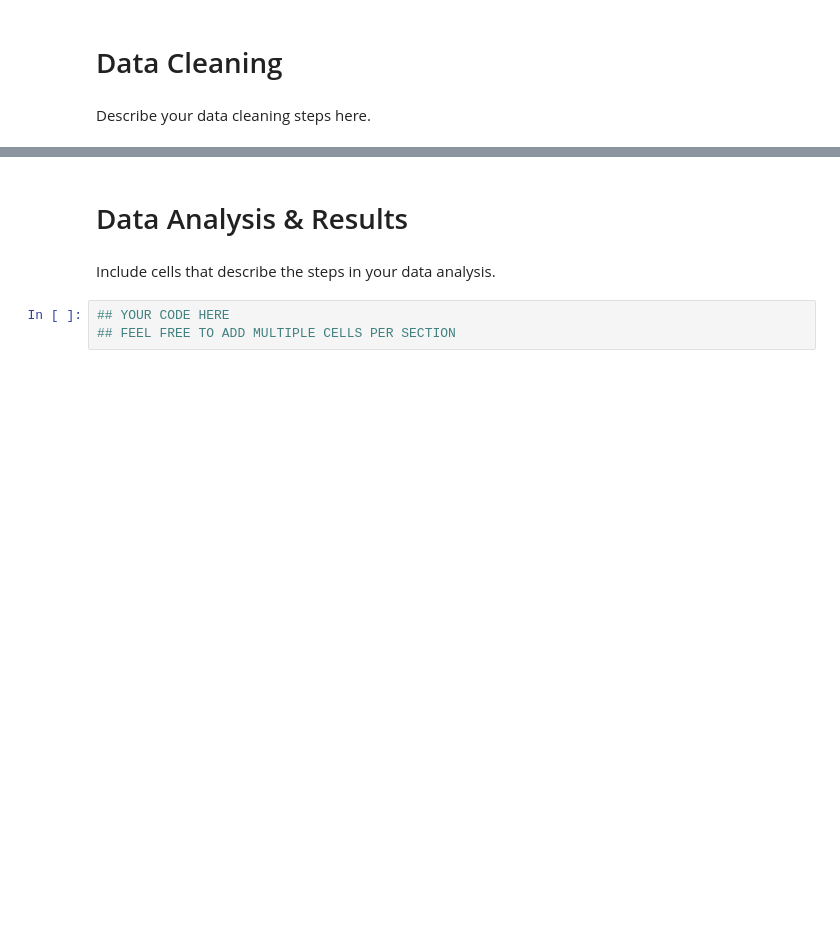
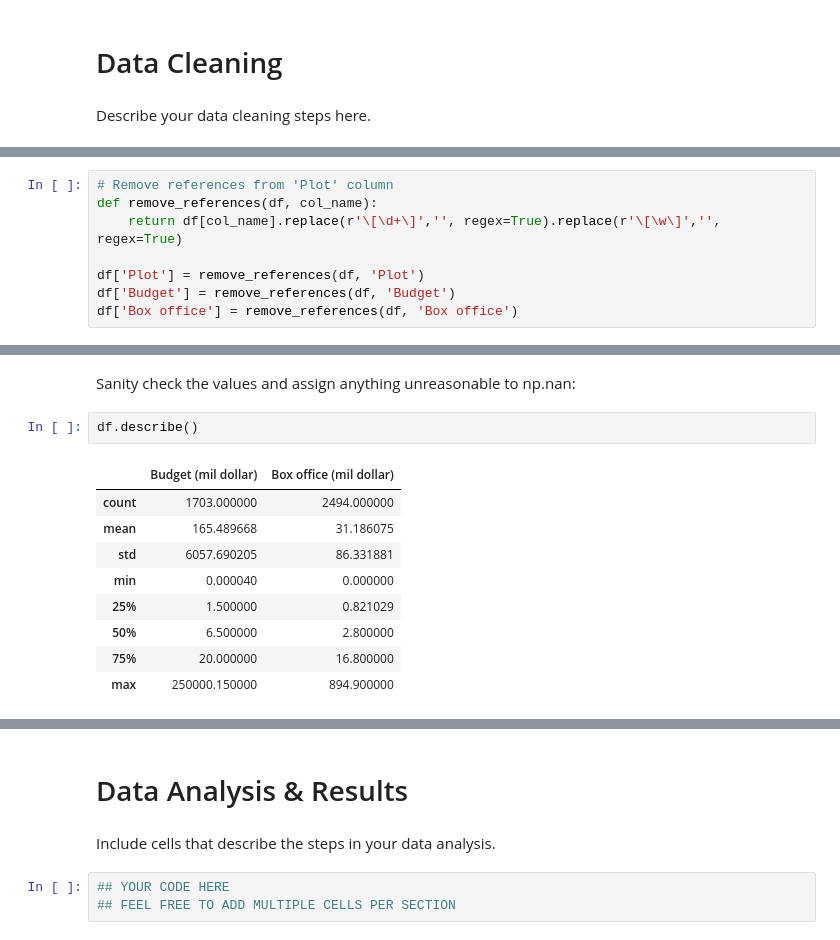
Before and after one commit to jjoycehu/pred-box-office, a Jupyter notebook: FinalProjectGroup_078-Fa22.ipynb, the cells around one changed output, grey strips where cells are left out. Saved outputs shown, nothing was run; the diff lists cells and outputs as text; blank space fills up the shorter version.

```diff
--- a/FinalProjectGroup_078-Fa22.ipynb
+++ b/FinalProjectGroup_078-Fa22.ipynb
@@ -64,0 +366,8 @@ Describe your data cleaning steps here.
+# %%
+# Remove references from 'Plot' column
+def remove_references(df, col_name):
+    return df[col_name].replace(r'\[\d+\]','', regex=True).replace(r'\[\w\]','', regex=True)
+
+df['Plot'] = remove_references(df, 'Plot')
+df['Budget'] = remove_references(df, 'Budget')
+df['Box office'] = remove_references(df, 'Box office')
@@ -64,0 +450,14 @@ Describe your data cleaning steps here.
+# %% [markdown]
+Sanity check the values and assign anything unreasonable to np.nan:
+# %%
+df.describe()
+# %% [output]
+|  | Budget (mil dollar) | Box office (mil dollar) |
+| count | 1703.000000 | 2494.000000 |
+| mean | 165.489668 | 31.186075 |
+| std | 6057.690205 | 86.331881 |
+| min | 0.000040 | 0.000000 |
+| 25% | 1.500000 | 0.821029 |
+| 50% | 6.500000 | 2.800000 |
+| 75% | 20.000000 | 16.800000 |
+| max | 250000.150000 | 894.900000 |
```
Also changed, not shown: parts of 33 cells of this notebook.
